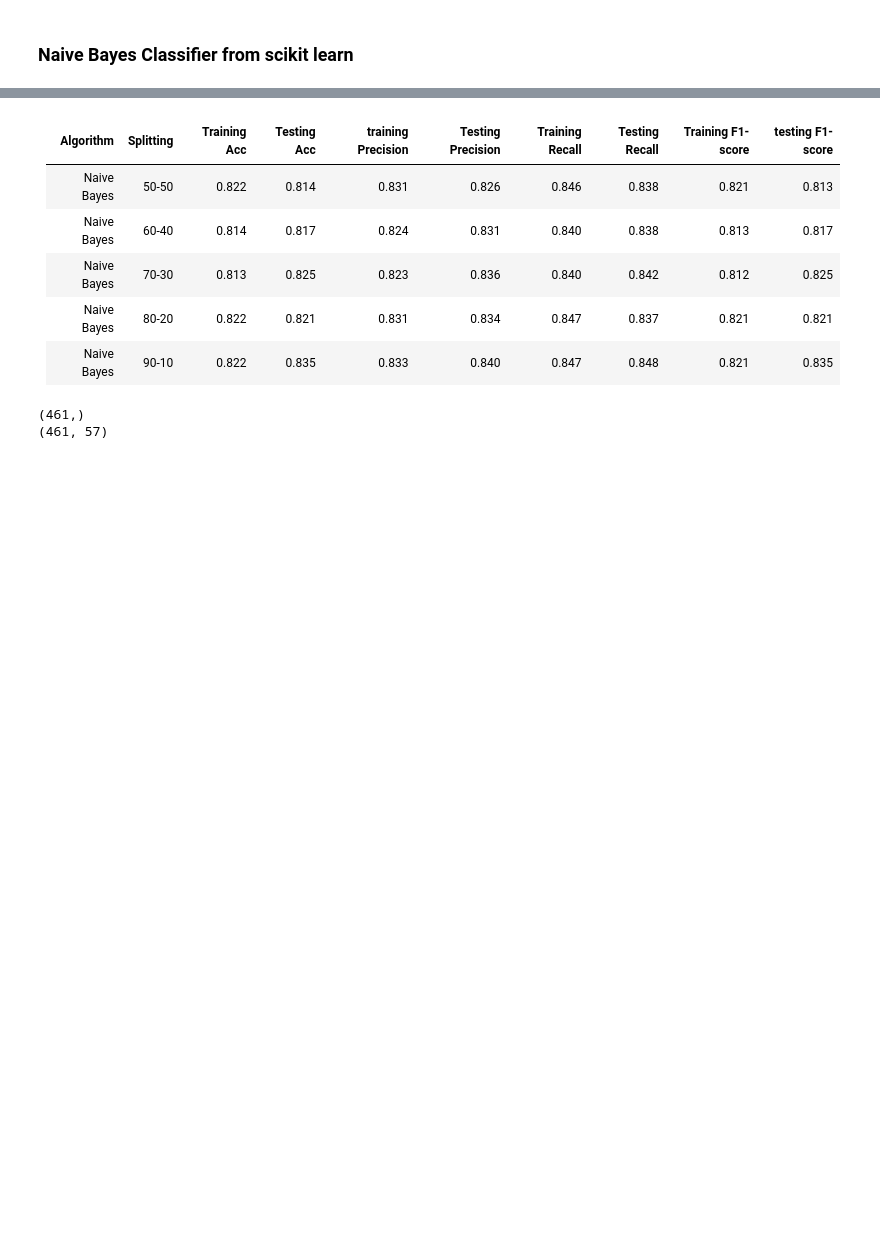
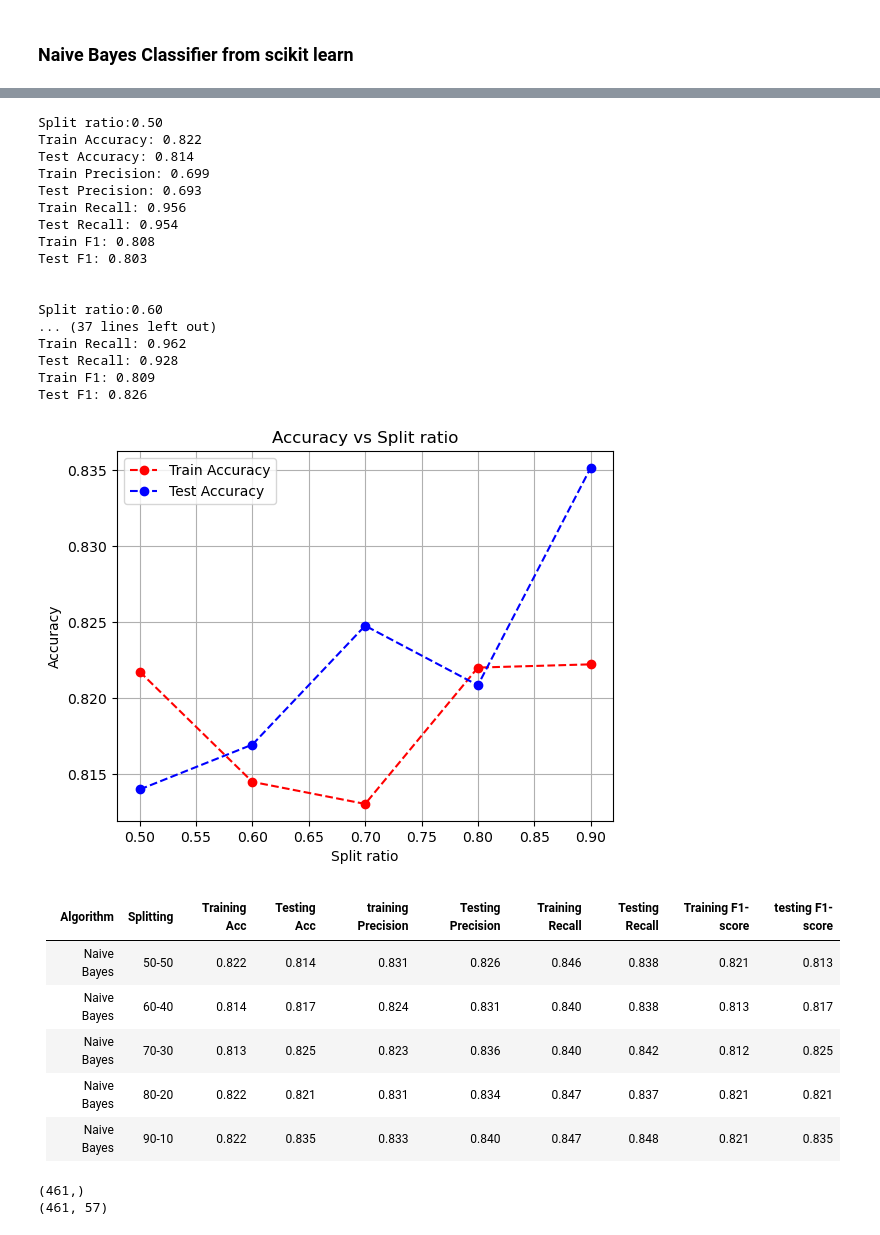
Before and after one commit to AromalShiney/FinalYearProject, a Jupyter notebook: Spambase_Prediction.ipynb, the cells around one changed output, grey strips where cells are left out. Drawn from its saved outputs; the diff is of its cells as text; code cells hidden in the pictures; blank space fills up the shorter version.

```diff
--- a/Spambase_Prediction.ipynb
+++ b/Spambase_Prediction.ipynb
@@ -955,3 +797,25 @@ Test F1-score: 0.835
+# %%
+split_ratios = [0.5, 0.6, 0.7, 0.8, 0.9]
+model_evaluation(naive_bayes,X,y,split_ratios)
+# %% [output]
+Split ratio:0.50
+Train Accuracy: 0.822
+Test Accuracy: 0.814
+Train Precision: 0.699
+Test Precision: 0.693
+Train Recall: 0.956
+Test Recall: 0.954
+Train F1: 0.808
+Test F1: 0.803
+
+
+Split ratio:0.60
+... (37 lines left out)
+Train Recall: 0.962
+Test Recall: 0.928
+Train F1: 0.809
+Test F1: 0.826
+[figure, added]
 # %% [markdown]
 |Algorithm| Splitting|Training Acc| Testing Acc|training Precision|Testing Precision|Training Recall|Testing Recall|Training F1-score|testing F1-score|
 |--------------------|----------|-----|----|----|------|------|----|----|----|
```
Also changed, not shown: parts of 14 cells of this notebook.
